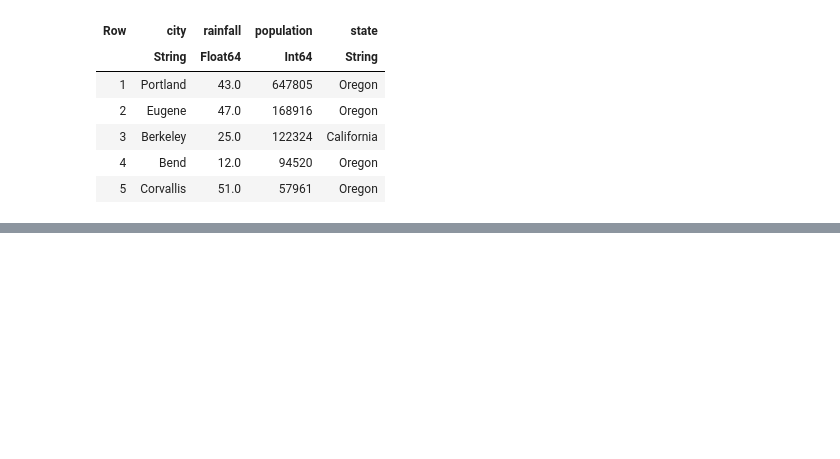
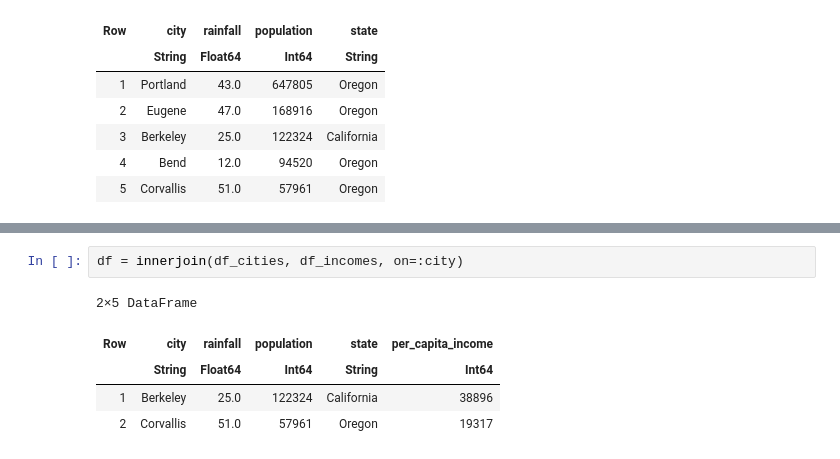
Before and after one commit to alan-sanchez/julia_workspace, a Jupyter notebook: OSU_course/lecture_notes/data_frames.ipynb, the cells around one changed output, grey strips where cells are left out. Cells and saved outputs as stored; diff of their text form; blank space fills up the shorter version.

```diff
--- a/OSU_course/lecture_notes/data_frames.ipynb
+++ b/OSU_course/lecture_notes/data_frames.ipynb
@@ -226,0 +245,8 @@ sort!(df_cities, :population, rev=true) # ! means the input dataframe was modifi
+# %%
+df = innerjoin(df_cities, df_incomes, on=:city)
+# %% [output]
+2×5 DataFrame
+| Row | city | rainfall | population | state | per_capita_income |
+|  | String | Float64 | Int64 | String | Int64 |
+| 1 | Berkeley | 25.0 | 122324 | California | 38896 |
+| 2 | Corvallis | 51.0 | 57961 | Oregon | 19317 |
```
Also changed, not shown: parts of 18 cells of this notebook, 2 other files.
